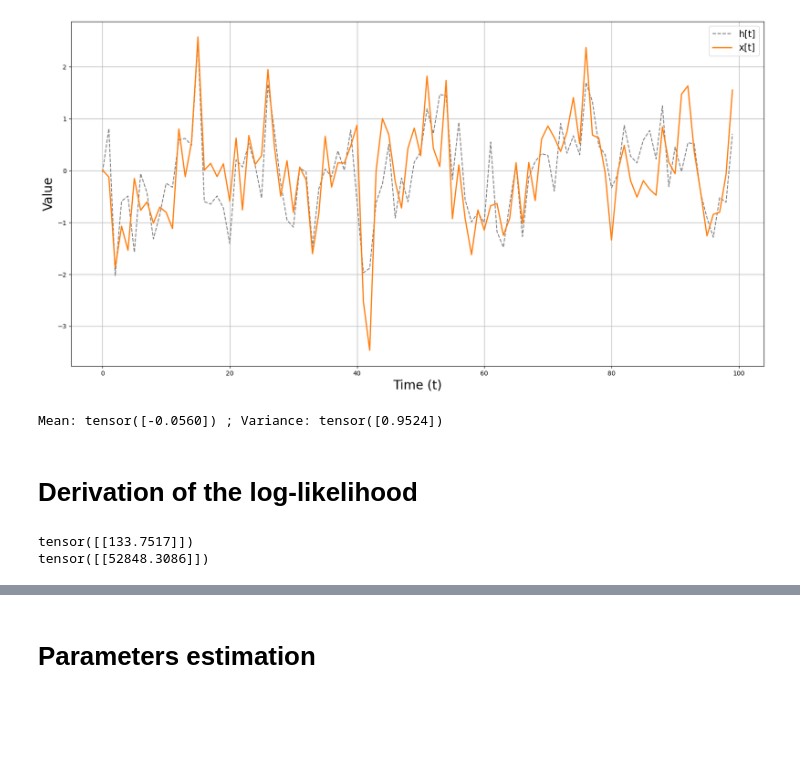
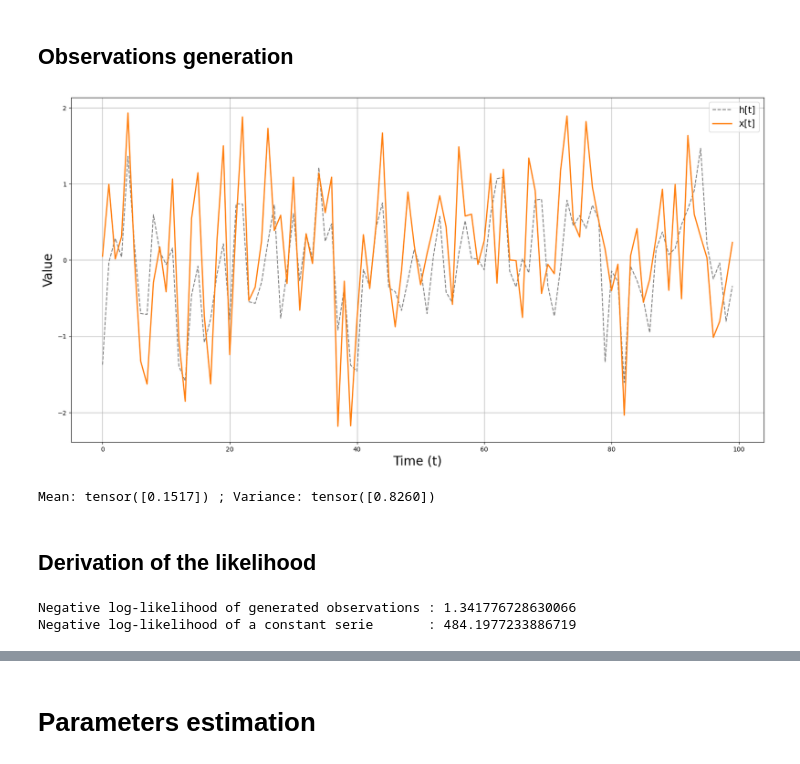
Before and after one commit to AchilleSalaun/GUM, a Jupyter notebook: experiment.ipynb, the cells around one changed output, grey strips where cells are left out. Saved outputs shown, nothing was run; the diff lists cells and outputs as text; code cells hidden in the pictures; blank space fills up the shorter version.

```diff
--- a/experiment.ipynb
+++ b/experiment.ipynb
@@ -1,17 +0,0 @@
-# %%
-import matplotlib.pyplot as plt
-import numpy             as np
-import torch
-
-
-from torch.linalg import det, inv
-from torch        import eye as identity, zeros, log, sqrt
-from numpy        import pi
-
-from xmlot.misc.misc import gandalf
-
-def tensor(l):
-    return torch.tensor(l, dtype=torch.float32)
-
-def transpose(m):
-    return torch.transpose(m, dim0=0, dim1=1)
@@ -170,0 +21,9 @@ tensor([[0.0094]])
+# %%
+unknown_gum = GUM(
+    a      = tensor([[.3]]),
+    b      = tensor([[.9]]),
+    c      = tensor([[.1]]),
+    eta_   = flatten(tensor([[.7]])),
+)
+
+print(unknown_gum)
@@ -171,16 +39,24 @@ tensor([[0.0094]])
+# %% [markdown]
+## Observations generation
 # %%
-plt.figure(figsize=(20, 10))
-plt.plot(list(map(torch.ravel, h)), color="grey", linestyle="dashed", label="h[t]")
-plt.plot(list(map(torch.ravel, x)), color="C1", label="x[t]", linewidth=2)
+# Sample
+h, x = unknown_gum.sample(100)
+
+# Plot
+fig = plt.figure(figsize=(20, 10))
+fig.patch.set_facecolor('xkcd:white')
+
+plt.plot(list(map(lambda h: h.numpy().ravel(), h)), color="grey", linestyle="dashed", label="h[t]")
+plt.plot(list(map(lambda x: x.numpy().ravel(), x)), color="C1", label="x[t]", linewidth=2)
 plt.legend(fontsize=15)
 plt.xlabel("Time (t)", fontsize=20)
 plt.ylabel("Value"   , fontsize=20)
 plt.grid()
 plt.show()
 
 print("Mean:", torch.mean(torch.cat(x, dim=0), dim=0), "; Variance:", torch.var(torch.cat(x, dim=0), dim=0))
 # %% [output]
-[figure, old version]
+[figure, new version]
-Mean: tensor([-0.0560]) ; Variance: tensor([0.9524])
+Mean: tensor([0.1517]) ; Variance: tensor([0.8260])
 # %% [markdown]
-# Derivation of the log-likelihood
+## Derivation of the likelihood
@@ -215,9 +63,11 @@ def negative_log_likelihood(x, a, b, c, eta, alpha, beta):
 # %%
 # the generated suite of observation by the model itself
-print(negative_log_likelihood(x, *gum.theta))
+print("Negative log-likelihood of generated observations : {0}".format(
+    detach(unknown_gum.negative_log_likelihood(x))))
 
 # an unlikely suite (constant, equal to 42)
-print(negative_log_likelihood([tensor([[42]]) for _ in range(len(x))], *gum.theta))
+print("Negative log-likelihood of a constant serie       : {0}".format(
+    detach(unknown_gum.negative_log_likelihood([tensor([[42]]) for _ in range(len(x))]))))
 # %% [output]
-tensor([[133.7517]])
-tensor([[52848.3086]])
+Negative log-likelihood of generated observations : 1.341776728630066
+Negative log-likelihood of a constant serie       : 484.1977233886719
```
Also changed, not shown: parts of 24 cells of this notebook, 4 other files.
